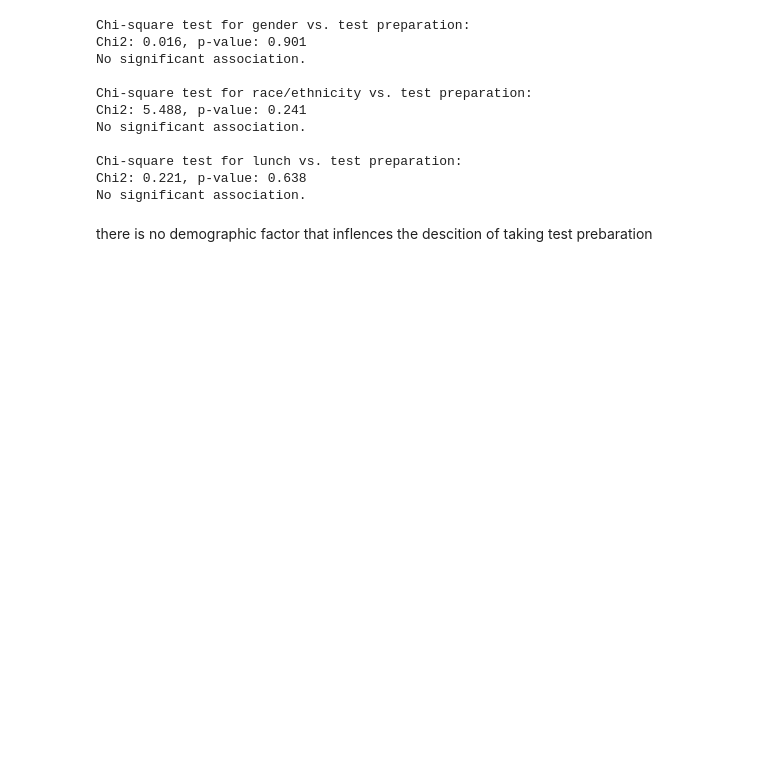
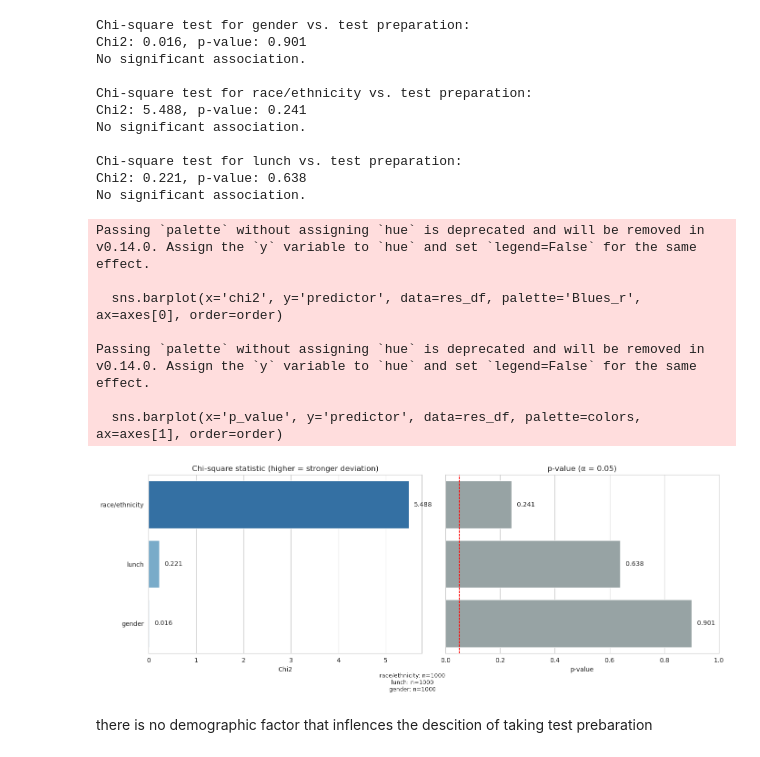
Before and after one commit to kareemtaha3/students_performance_analysis, a Jupyter notebook: notebooks/SPA_V1.ipynb, the cells around one changed output. Cells and saved outputs as stored; diff of their text form; code cells hidden in the pictures; blank space fills up the shorter version.

```diff
--- a/notebooks/SPA_V1.ipynb
+++ b/notebooks/SPA_V1.ipynb
@@ -471,6 +499,63 @@ No significant association.
 Chi-square test for lunch vs. test preparation:
 Chi2: 0.221, p-value: 0.638
 No significant association.
+# %%
+
+categorical_predictors = ['gender', 'race/ethnicity', 'lunch']
+rows = []
+for predictor in categorical_predictors:
+    contingency_table = pd.crosstab(df_encoded[predictor], df_encoded['test preparation course'])
+    chi2, p_value, dof, expected = chi2_contingency(contingency_table)
+    rows.append((predictor, chi2, p_value, contingency_table.sum().sum()))
+
+res_df = pd.DataFrame(rows, columns=['predictor', 'chi2', 'p_value', 'n_total'])
+
+order = res_df.sort_values('chi2', ascending=False)['predictor'].tolist()
+res_df = res_df.set_index('predictor').loc[order].reset_index()
+
+sns.set_style('whitegrid')
+fig, axes = plt.subplots(1, 2, figsize=(14, 5), sharey=True, gridspec_kw={'width_ratios':[1,1]})
+
+
+sns.barplot(x='chi2', y='predictor', data=res_df, palette='Blues_r', ax=axes[0], order=order)
+axes[0].set_title('Chi-square statistic (higher = stronger deviation)')
+axes[0].set_xlabel('Chi2')
+axes[0].set_ylabel('')
+for p in axes[0].patches:
+    w = p.get_width()
+    axes[0].text(w + max(res_df['chi2'])*0.02, p.get_y() + p.get_height()/2, f'{w:.3f}', va='center', fontsize=10)
+
+
+colors = ['#E74C3C' if pv < 0.05 else '#95A5A6' for pv in res_df['p_value']]
+sns.barplot(x='p_value', y='predictor', data=res_df, palette=colors, ax=axes[1], order=order)
+axes[1].set_title('p-value (α = 0.05)')
+axes[1].set_xlabel('p-value')
+axes[1].axvline(0.05, color='red', linestyle='--', linewidth=1)
+axes[1].set_xlim(0, 1)
+for i, row in res_df.iterrows():
+    axes[1].text(row['p_value'] + 0.02, i, f'{row["p_value"]:.3f} {"*" if row["p_value"]<0.05 else ""}', va='center', fontsize=10)
+
+
+table_text = '\n'.join([f'{r.predictor}: n={int(r.n_total)}' for r in res_df.itertuples()])
+plt.figtext(0.5, -0.02, table_text, ha='center', fontsize=9, bbox=dict(facecolor='white', alpha=0.6, boxstyle='round'))
+
+plt.tight_layout(rect=[0, 0.03, 1, 1])
+
+out_dir = 'outputs'
+os.makedirs(out_dir, exist_ok=True)
+plt.savefig(os.path.join(out_dir, 'chi2_pvalues_by_predictor_improved.png'), dpi=200, bbox_inches='tight')
+
+plt.show()
+#
+# %% [output]
+Passing `palette` without assigning `hue` is deprecated and will be removed in v0.14.0. Assign the `y` variable to `hue` and set `legend=False` for the same effect.
+
+  sns.barplot(x='chi2', y='predictor', data=res_df, palette='Blues_r', ax=axes[0], order=order)
+
+Passing `palette` without assigning `hue` is deprecated and will be removed in v0.14.0. Assign the `y` variable to `hue` and set `legend=False` for the same effect.
+
+  sns.barplot(x='p_value', y='predictor', data=res_df, palette=colors, ax=axes[1], order=order)
+[figure, added]
 # %% [markdown]
 there is no demographic factor that inflences the descition of taking test prebaration
 # %%
```
Also changed, not shown: parts of 3 cells of this notebook.
